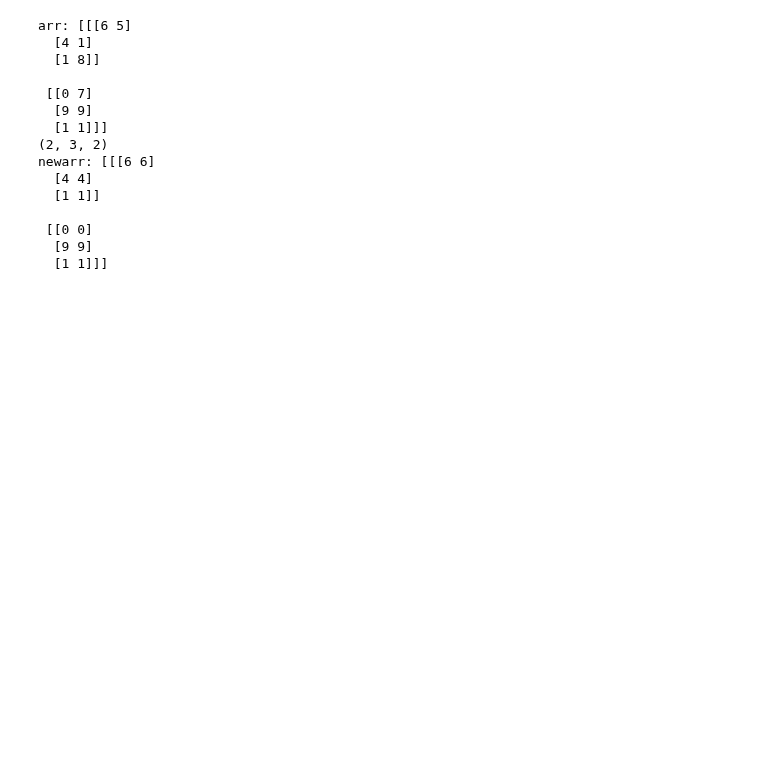
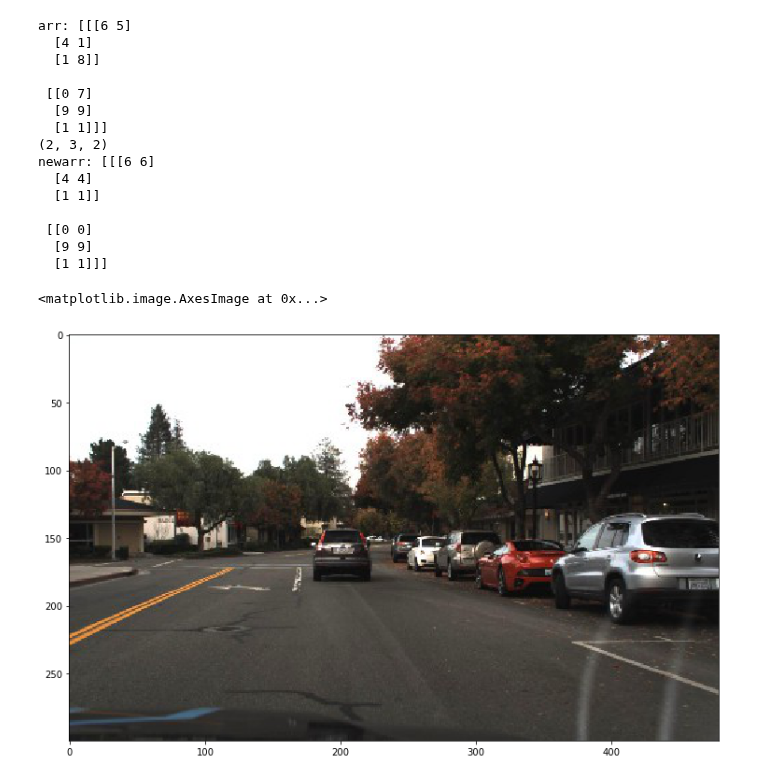
Before and after one commit to pierluigiferrari/ssd_keras, a Jupyter notebook: train_ssd7.ipynb, the cells around one changed output. Drawn from its saved outputs; the diff is of its cells as text; code cells hidden in the pictures; blank space fills up the shorter version.

```diff
--- a/train_ssd7.ipynb
+++ b/train_ssd7.ipynb
@@ -253,3 +297,16 @@ newarr: [[[6 6]
  [[0 0]
   [9 9]
   [1 1]]]
+# %%
+from matplotlib import pyplot as plt
+from matplotlib import image as mpimg
+
+%matplotlib inline
+
+img = mpimg.imread("./data/1478900910256548477.jpg")
+
+plt.figure(figsize=(16,8))
+plt.imshow(img)
+# %% [output]
+<matplotlib.image.AxesImage at 0x...>
+[figure, added]
```
Also changed, not shown: parts of 10 cells of this notebook.
